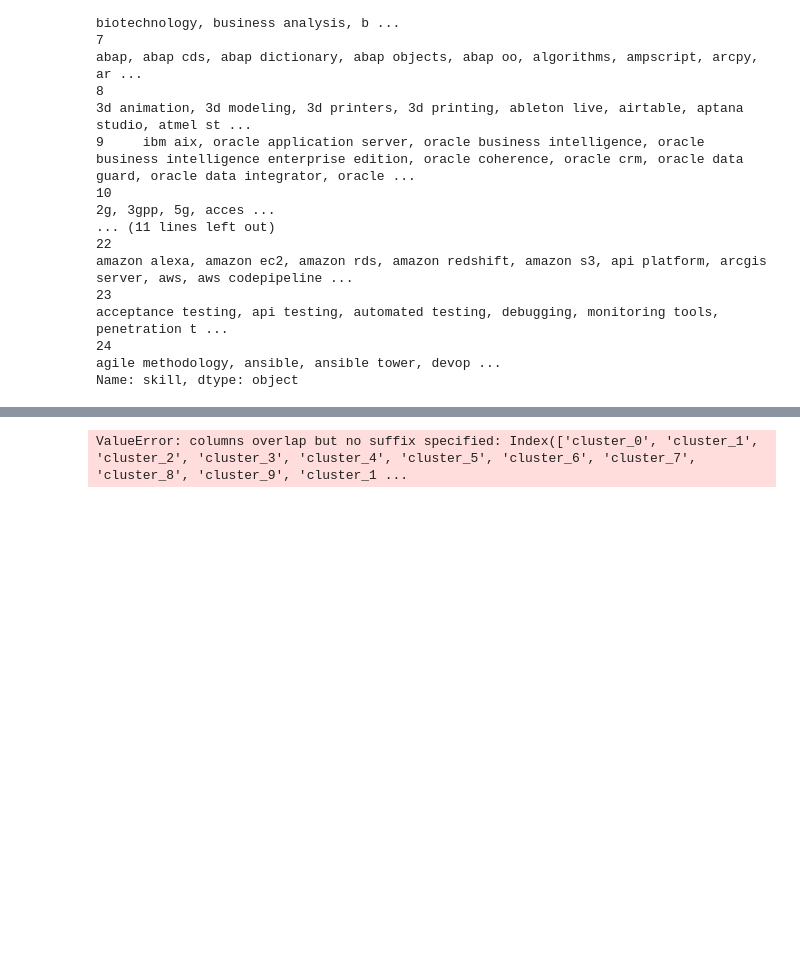
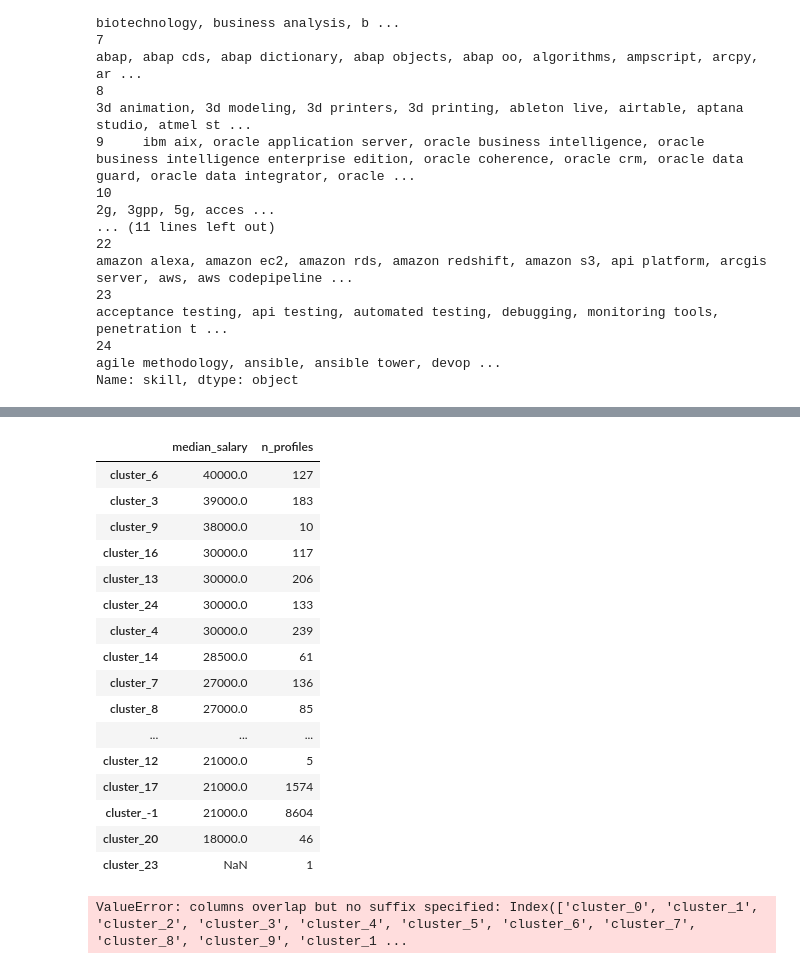
Before and after one commit to adrianmarino19/datafest2025, a Jupyter notebook: main.ipynb, the cells around one changed output, grey strips where cells are left out. Cells and saved outputs as stored; diff of their text form; code cells hidden in the pictures; blank space fills up the shorter version.

Commit message:
more dominance clustering for skill

```diff
--- a/main.ipynb
+++ b/main.ipynb
@@ -1021,3 +1021,59 @@ cluster
 23                                                                                                        acceptance testing, api testing, automated testing, debugging, monitoring tools, penetration t ...
 24                                                                                                                                                      agile methodology, ansible, ansible tower, devop ...
 Name: skill, dtype: object
+# %%
+# ─────────────────────────────────────────────────────────────────────────────
+# BAG-OF-CLUSTERS (dummy columns) WITH A CUSTOM THRESHOLD
+# ─────────────────────────────────────────────────────────────────────────────
+#
+# prerequisites already in memory:
+#   • df                – your main DataFrame
+#   • df['skills_list'] – list of cleaned, lower-case skill tokens per row
+#   • skill_to_cluster  – dict {skill → cluster_id}
+#   • n_clusters        – number of skill clusters (k-means or HDBSCAN result)
+
+# 1 ▸ choose how strict you want the flag
+THRESHOLD = 3          # set to 1, 2, 3 … as you wish
+                       # THRESHOLD = 1 reproduces the "≥1 skill" logic
+print(f"Creating flags: 1 if a candidate has ≥ {THRESHOLD} skill(s) from a cluster")
+
+# 2 ▸ build a fresh dummy frame ----------------------------------------------
+from collections import Counter
+import pandas as pd
+import numpy as np
+
+def make_flag_row(skill_list):
+    """Return 0/1 flags for every cluster (plus -1 for no skills)."""
+    counts = Counter(skill_to_cluster[s] for s in skill_list)
+    row = {f"cluster_{k}": int(counts.get(k, 0) >= THRESHOLD)
+           for k in range(n_clusters)}
+    row["cluster_-1"] = int(len(skill_list) == 0)   # no skills flag
+    return row
+
+cluster_dummies = df["skills_list"].apply(make_flag_row).apply(pd.Series)
+
+# 3 ▸ replace old cluster_* columns (if any) and join -------------------------
+df = df.drop(columns=df.filter(regex=r"^cluster_").columns) \
+       .join(cluster_dummies)
+
+print("Dummy matrix shape:", cluster_dummies.shape)
+print("Example row:\n", cluster_dummies.head(1).T)
+
+# 4 ▸ median salary for "has ≥ THRESHOLD skills in cluster k" -----------------
+median_by_presence = (
+    df.filter(regex=r"^cluster_")                       # the flag columns only
+      .apply(lambda col: df.loc[col == 1, "final_salary"].median())
+      .sort_values(ascending=False)
+      .rename("median_salary")
+)
+
+# add profile counts for context
+count_by_presence = (
+    df.filter(regex=r"^cluster_")
+      .apply(np.sum)                                   # how many rows have flag==1
+      .rename("n_profiles")
+)
+
+summary = pd.concat([median_by_presence, count_by_presence], axis=1)
+display(summary)
+# %% [output]
@@ -1024,3 +1097,20 @@ Name: skill, dtype: object
+|  | median_salary | n_profiles |
+| cluster_6 | 40000.0 | 127 |
+| cluster_3 | 39000.0 | 183 |
+| cluster_9 | 38000.0 | 10 |
+| cluster_16 | 30000.0 | 117 |
+| cluster_13 | 30000.0 | 206 |
+| cluster_24 | 30000.0 | 133 |
+| cluster_4 | 30000.0 | 239 |
+| cluster_14 | 28500.0 | 61 |
+| cluster_7 | 27000.0 | 136 |
+| cluster_8 | 27000.0 | 85 |
+| ... | ... | ... |
+| cluster_12 | 21000.0 | 5 |
+| cluster_17 | 21000.0 | 1574 |
+| cluster_-1 | 21000.0 | 8604 |
+| cluster_20 | 18000.0 | 46 |
+| cluster_23 | NaN | 1 |
 # %%
 # list of cluster IDs present in each row
 df["clusters_present"] = df["skills_list"].apply(
```
Also changed, not shown: parts of 1 cell of this notebook.
